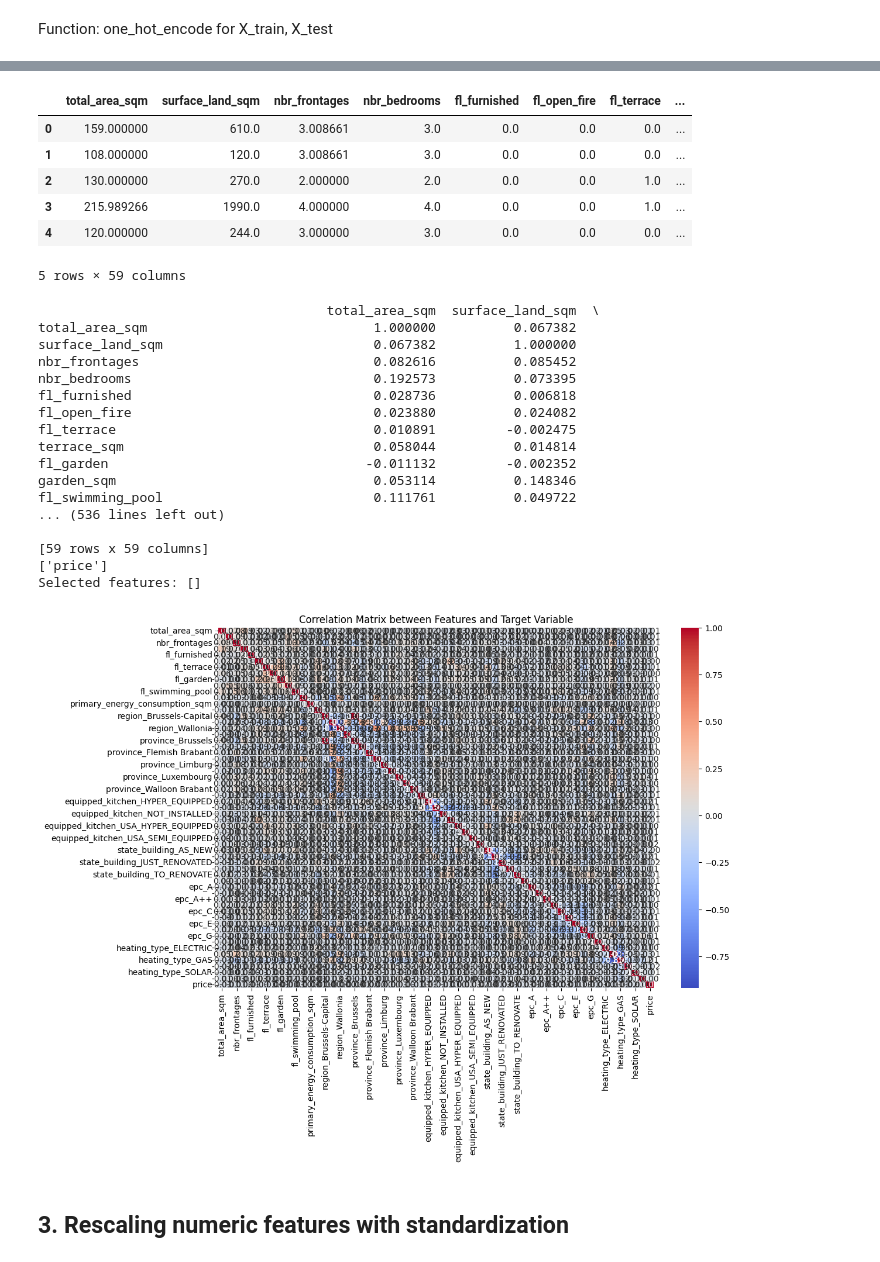
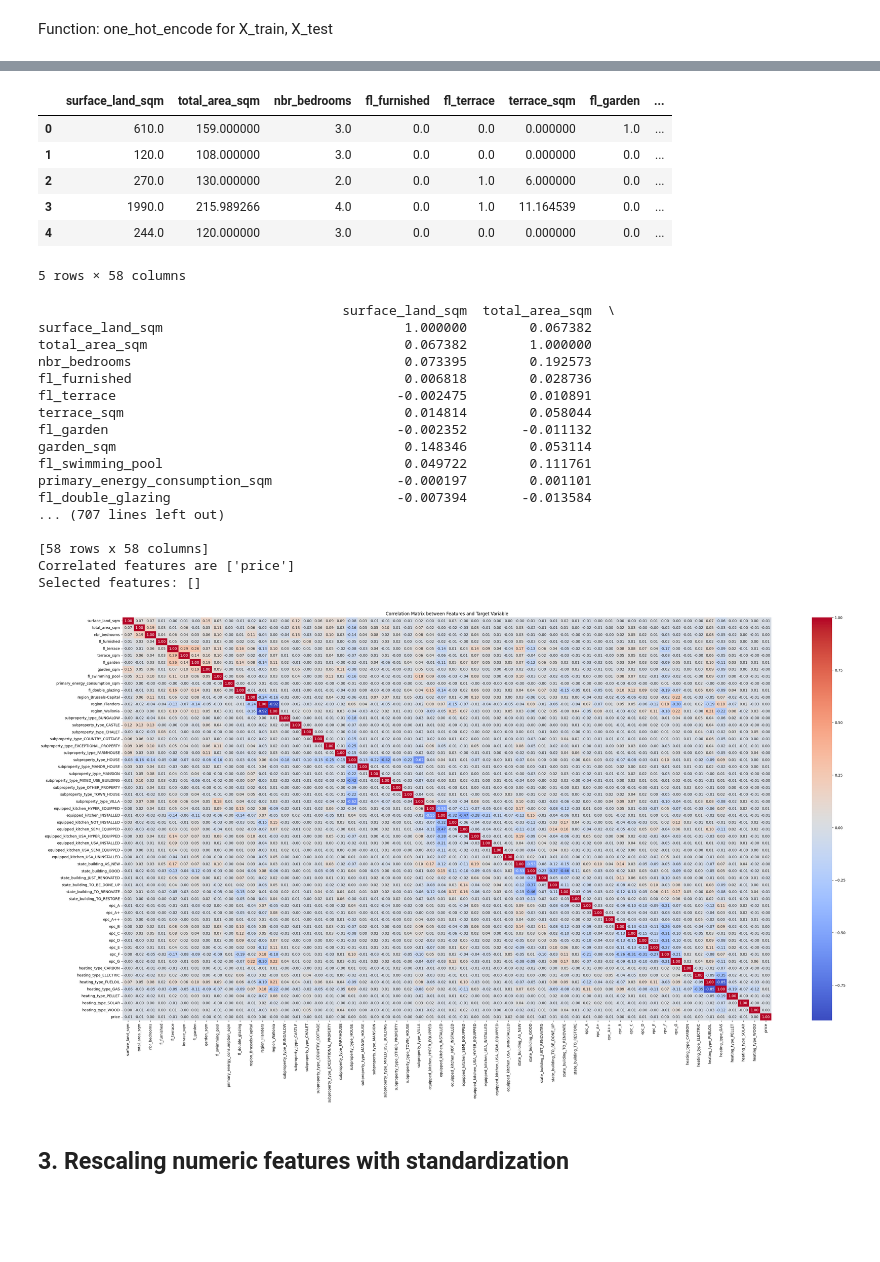
Before and after one commit to fabienne088/immo-eliza-ml, a Jupyter notebook: models/RandomForestReg.ipynb, the cells around one changed output, grey strips where cells are left out. Saved outputs shown, nothing was run; the diff lists cells and outputs as text; code cells hidden in the pictures; blank space fills up the shorter version.

Commit message:
predict price

```diff
--- a/models/RandomForestReg.ipynb
+++ b/models/RandomForestReg.ipynb
@@ -39,7 +83,8 @@ df_house.isna().sum().sort_values(ascending=False)
 Creating variables X and y: define the target and the feature.
 # %%
 # Name X and y (specific columns=subset(houses))
-X = df_house.drop(columns=['price', 'subproperty_type', 'property_type', 'zip_code', 'locality', 'construction_year', 'cadastral_income'])
+#X = df_house.drop(columns=['price', 'locality',, 'property_type', 'zip_code','nbr_frontages' ,'construction_year','fl_open_fire' , 'cadastral_income', ,, , 'province','fl_floodzone' ])
+X = df_house[['region', 'subproperty_type', 'surface_land_sqm', 'total_area_sqm', 'nbr_bedrooms', 'equipped_kitchen', 'fl_furnished', 'fl_terrace', 'terrace_sqm', 'fl_garden', 'garden_sqm', 'fl_swimming_pool', 'state_building', 'primary_energy_consumption_sqm', 'epc', 'heating_type', 'fl_double_glazing']]
 y = df_house['price']
 
 # Print shape
@@ -290,5 +458,5 @@ print(X_test_ohe.columns.tolist())
 # %%
-def select_correlated_features(df_features, df_target, target_variable, threshold=0.3):
+def select_correlated_features(df_features, df_target, target_variable, threshold=0.15):
     """
     Selects features from the DataFrame that have at least some correlation with the target variable.
 
@@ -317,7 +485,7 @@ def select_correlated_features(df_features, df_target, target_variable, threshol
 
     # Select features with correlation coefficients above the threshold
     correlated_features = correlation_matrix[abs(correlation_matrix[target_variable]) > threshold][target_variable].index.tolist()
-    print(correlated_features)
+    print("Correlated features are", correlated_features)
     # Remove the target variable from the list of selected features
     correlated_features.remove(target_variable)
 
@@ -330,29 +498,29 @@ def select_correlated_features(df_features, df_target, target_variable, threshol
 selected_features = select_correlated_features(X_train_ohe, df_house, 'price')
 print("Selected features:", selected_features)
 # %% [output]
-|  | total_area_sqm | surface_land_sqm | nbr_frontages | nbr_bedrooms | fl_furnished | fl_open_fire | fl_terrace | ... |
-| 0 | 159.000000 | 610.0 | 3.008661 | 3.0 | 0.0 | 0.0 | 0.0 | ... |
-| 1 | 108.000000 | 120.0 | 3.008661 | 3.0 | 0.0 | 0.0 | 0.0 | ... |
-| 2 | 130.000000 | 270.0 | 2.000000 | 2.0 | 0.0 | 0.0 | 1.0 | ... |
-| 3 | 215.989266 | 1990.0 | 4.000000 | 4.0 | 0.0 | 0.0 | 1.0 | ... |
-| 4 | 120.000000 | 244.0 | 3.000000 | 3.0 | 0.0 | 0.0 | 0.0 | ... |
+|  | surface_land_sqm | total_area_sqm | nbr_bedrooms | fl_furnished | fl_terrace | terrace_sqm | fl_garden | ... |
+| 0 | 610.0 | 159.000000 | 3.0 | 0.0 | 0.0 | 0.000000 | 1.0 | ... |
+| 1 | 120.0 | 108.000000 | 3.0 | 0.0 | 0.0 | 0.000000 | 0.0 | ... |
+| 2 | 270.0 | 130.000000 | 2.0 | 0.0 | 1.0 | 6.000000 | 0.0 | ... |
+| 3 | 1990.0 | 215.989266 | 4.0 | 0.0 | 1.0 | 11.164539 | 0.0 | ... |
+| 4 | 244.0 | 120.000000 | 3.0 | 0.0 | 0.0 | 0.000000 | 0.0 | ... |
-5 rows × 59 columns
+5 rows × 58 columns
-                                     total_area_sqm  surface_land_sqm  \
-total_area_sqm                             1.000000          0.067382
-surface_land_sqm                           0.067382          1.000000
-nbr_frontages                              0.082616          0.085452
-nbr_bedrooms                               0.192573          0.073395
-fl_furnished                               0.028736          0.006818
-fl_open_fire                               0.023880          0.024082
-fl_terrace                                 0.010891         -0.002475
-terrace_sqm                                0.058044          0.014814
-fl_garden                                 -0.011132         -0.002352
-garden_sqm                                 0.053114          0.148346
-fl_swimming_pool                           0.111761          0.049722
-... (536 lines left out)
+                                       surface_land_sqm  total_area_sqm  \
+surface_land_sqm                               1.000000        0.067382
+total_area_sqm                                 0.067382        1.000000
+nbr_bedrooms                                   0.073395        0.192573
+fl_furnished                                   0.006818        0.028736
+fl_terrace                                    -0.002475        0.010891
+terrace_sqm                                    0.014814        0.058044
+fl_garden                                     -0.002352       -0.011132
+garden_sqm                                     0.148346        0.053114
+fl_swimming_pool                               0.049722        0.111761
+primary_energy_consumption_sqm                -0.000197        0.001101
+fl_double_glazing                             -0.007394       -0.013584
+... (707 lines left out)
 
-[59 rows x 59 columns]
-['price']
+[58 rows x 58 columns]
+Correlated features are ['price']
 Selected features: []
 # %%
 import seaborn as sns
@@ -361,35 +529,35 @@ import matplotlib.pyplot as plt
 def visualize_correlation_matrix(df_features, df_target, target_variable):
     """
     Visualizes the correlation matrix between features and the target variable.
 
     Parameters:
     -----------
     df_features : pandas DataFrame
         Input DataFrame containing features.
     df_target : pandas DataFrame
         DataFrame containing the target variable.
     target_variable : str
         Name of the target variable column in df_target.
     """
     # Concatenate features and target variable into one DataFrame
     df = pd.concat([df_features, df_target[target_variable]], axis=1)
 
     # Calculate the correlation matrix
     correlation_matrix = df.corr()
 
     # Plot the correlation matrix heatmap
-    plt.figure(figsize=(12, 8))
+    plt.figure(figsize=(40, 20))
     sns.heatmap(correlation_matrix, annot=True, cmap='coolwarm', fmt=".2f")
     plt.title('Correlation Matrix between Features and Target Variable')
     return(plt.show())
 
 # Example usage:
 # Assuming df_features is your DataFrame containing features,
 # df_target is the DataFrame containing the target variable,
 # and 'target_variable_name' is the name of the target variable column in df_target
 visualize_correlation_matrix(X_train_ohe, df_house, 'price')
 # %% [output]
-[figure, old version]
+[figure, new version]
 # %% [markdown]
 ## 3. Rescaling numeric features with standardization
 # %%
```
Also changed, not shown: parts of 24 cells of this notebook, 7 other files.
